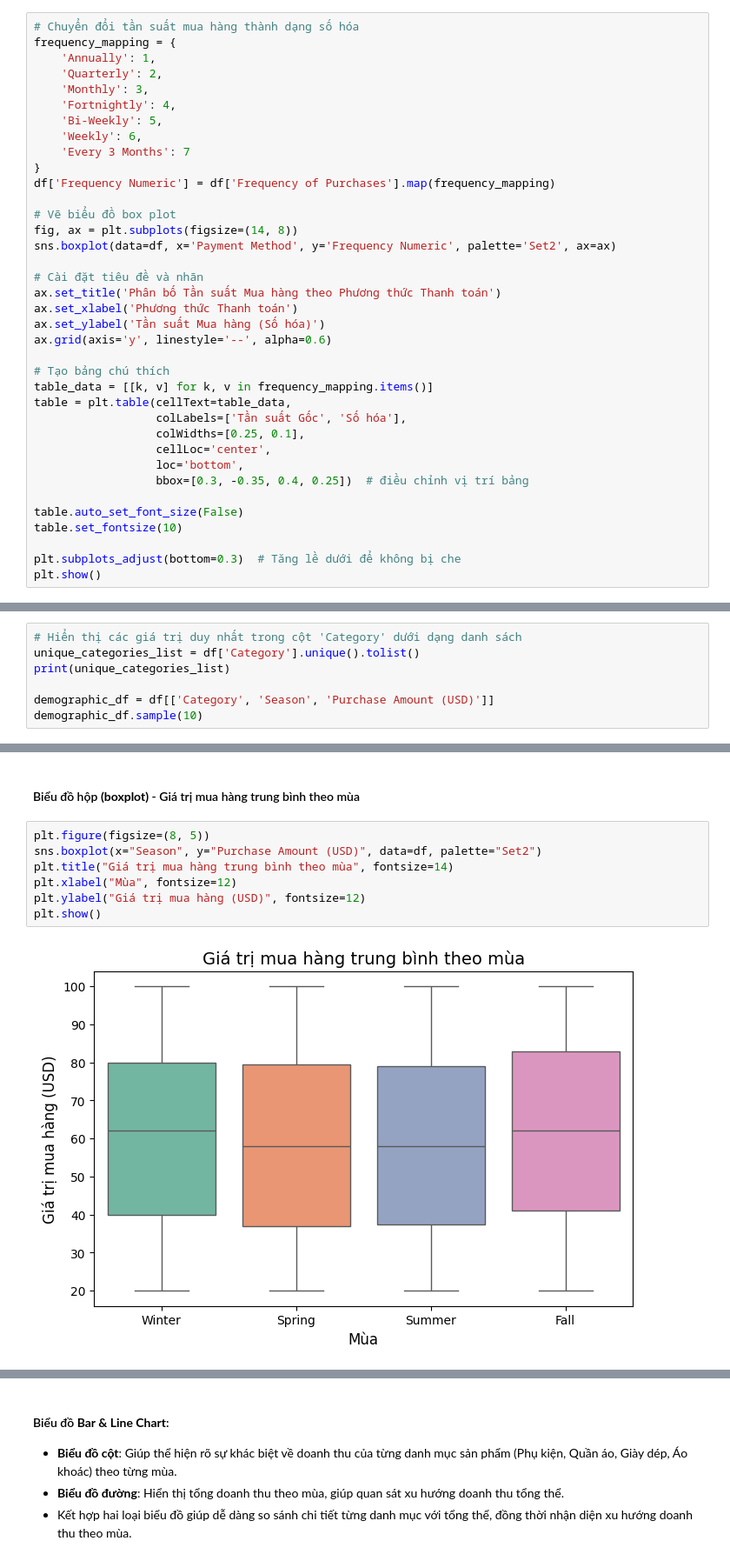
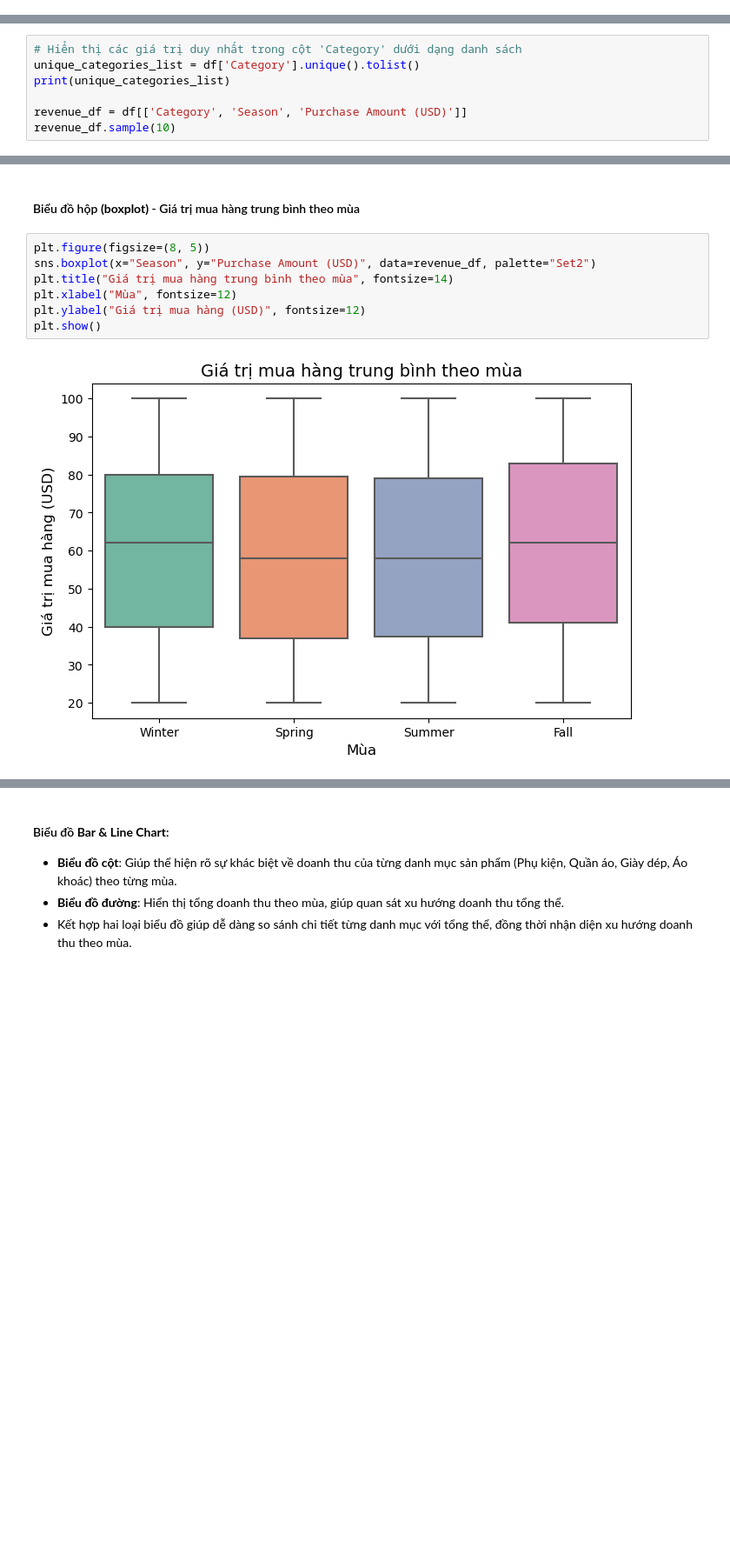
Before and after one commit to LeNguyenGiaBaoFITHCMUS/DV_Lab01, a Jupyter notebook: In progress/Sources/DataVisualization.ipynb, the cells around one changed output, grey strips where cells are left out. Shown at 87% size. Drawn from its saved outputs; the diff is of its cells as text; blank space fills up the shorter version.

```diff
--- a/In progress/Sources/DataVisualization.ipynb
+++ b/In progress/Sources/DataVisualization.ipynb
@@ -615,37 +619,0 @@ Biểu đồ đường thể hiện số lượng sử dụng các **phương th
-# %%
-# Chuyển đổi tần suất mua hàng thành dạng số hóa
-frequency_mapping = {
-    'Annually': 1,
-    'Quarterly': 2,
-    'Monthly': 3,
-    'Fortnightly': 4,
-    'Bi-Weekly': 5,
-    'Weekly': 6,
-    'Every 3 Months': 7
-}
-df['Frequency Numeric'] = df['Frequency of Purchases'].map(frequency_mapping)
-
-# Vẽ biểu đồ box plot
-fig, ax = plt.subplots(figsize=(14, 8))
-sns.boxplot(data=df, x='Payment Method', y='Frequency Numeric', palette='Set2', ax=ax)
-
-# Cài đặt tiêu đề và nhãn
-ax.set_title('Phân bố Tần suất Mua hàng theo Phương thức Thanh toán')
-ax.set_xlabel('Phương thức Thanh toán')
-ax.set_ylabel('Tần suất Mua hàng (Số hóa)')
-ax.grid(axis='y', linestyle='--', alpha=0.6)
-
-# Tạo bảng chú thích
-table_data = [[k, v] for k, v in frequency_mapping.items()]
-table = plt.table(cellText=table_data,
-                  colLabels=['Tần suất Gốc', 'Số hóa'],
-                  colWidths=[0.25, 0.1],
-                  cellLoc='center',
-                  loc='bottom',
-                  bbox=[0.3, -0.35, 0.4, 0.25])  # điều chỉnh vị trí bảng
-
-table.auto_set_font_size(False)
-table.set_fontsize(10)
-
-plt.subplots_adjust(bottom=0.3)  # Tăng lề dưới để không bị che
-plt.show()
@@ -698,8 +632,8 @@ Biểu đồ hộp thể hiện sự **phân bố tần suất mua hàng** (đã
 unique_categories_list = df['Category'].unique().tolist()
 print(unique_categories_list)
 
-demographic_df = df[['Category', 'Season', 'Purchase Amount (USD)']]
-demographic_df.sample(10)
+revenue_df = df[['Category', 'Season', 'Purchase Amount (USD)']]
+revenue_df.sample(10)
 # %% [output]
 ['Clothing', 'Footwear', 'Outerwear', 'Accessories']
 |  | Category | Season | Purchase Amount (USD) |
@@ -749,13 +684,13 @@ Dựa trên biểu đồ Bar và Line chart cho thấy:
 #### Biểu đồ hộp **(boxplot)** - Giá trị mua hàng trung bình theo mùa
 # %%
 plt.figure(figsize=(8, 5))
-sns.boxplot(x="Season", y="Purchase Amount (USD)", data=df, palette="Set2")
+sns.boxplot(x="Season", y="Purchase Amount (USD)", data=revenue_df, palette="Set2")
 plt.title("Giá trị mua hàng trung bình theo mùa", fontsize=14)
 plt.xlabel("Mùa", fontsize=12)
 plt.ylabel("Giá trị mua hàng (USD)", fontsize=12)
 plt.show()
 # %% [output]
-[figure, old version]
+[figure, new version]
 # %% [markdown]
 ##### Nhận xét:
 Dựa trên biểu đồ Bar và Line chart cho thấy:
```
Also changed, not shown: parts of 58 cells of this notebook, 2 other files.
